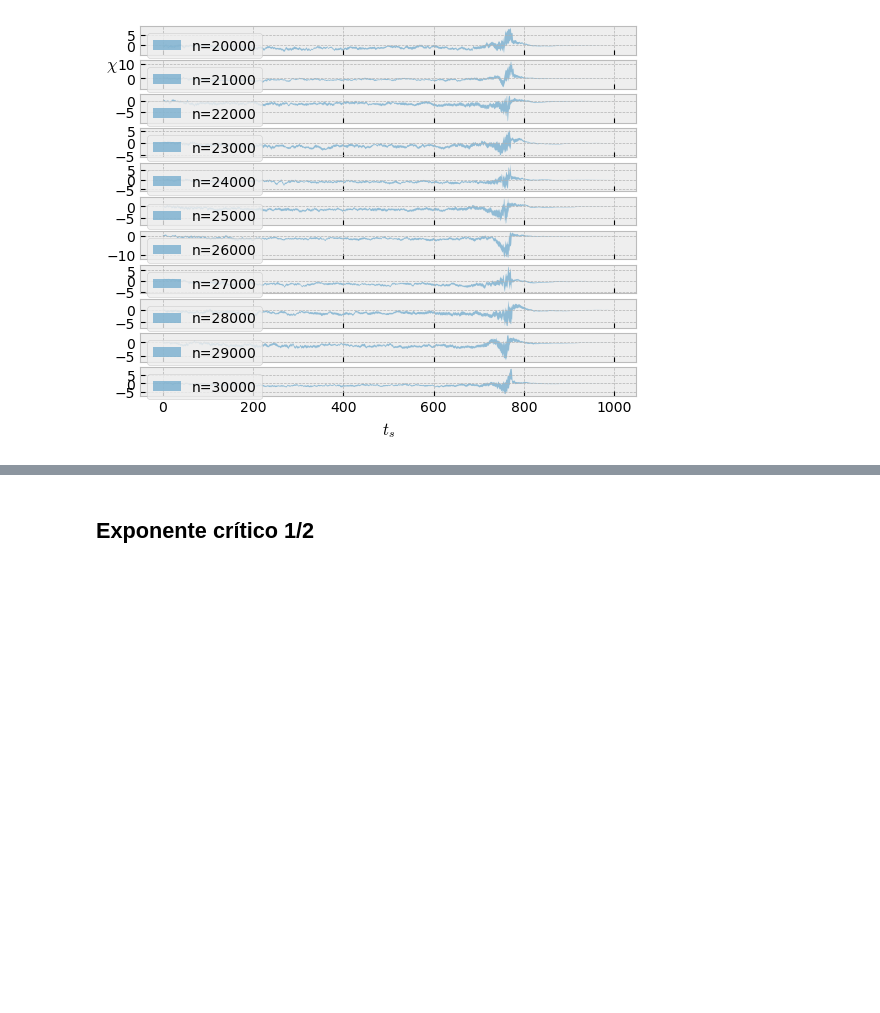
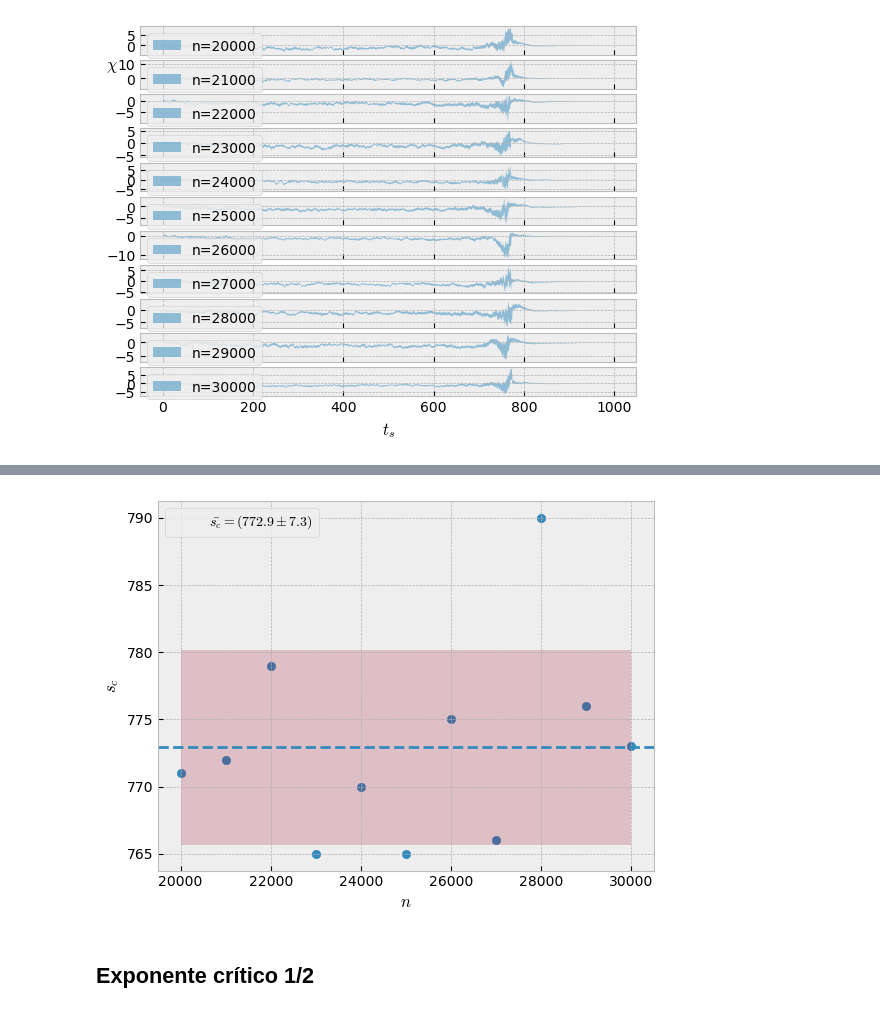
Before and after one commit to W-physics/Tesis, a Jupyter notebook: Critical_time.ipynb, the cells around one changed output, grey strips where cells are left out. Drawn from its saved outputs; the diff is of its cells as text; code cells hidden in the pictures; blank space fills up the shorter version.

```diff
--- a/Critical_time.ipynb
+++ b/Critical_time.ipynb
@@ -54,3 +111,54 @@ plt.scatter(np.array(ndata_list), suceptibility_max)
+# %%
+import numpy as np
+import matplotlib.pyplot as plt
+
+x = np.array(ndata_list)
+y = np.array(suceptibility_max)
+
+# Promedio y desviación estándar
+y_mean = np.mean(y)
+y_std = np.std(y, ddof=1)  # desviación estándar muestral
+
+# Función para notación científica con 1 cifra significativa en la incertidumbre
+def sci_notation(val, err):
+    import math
+    if err == 0:
+        return val, err, 0
+
+    exponent = int(np.floor(np.log10(abs(err))))
+    err_scaled = err / 10**exponent
+    val_scaled = val / 10**exponent
+
+    err_rounded = round(err_scaled, 1)   # 1 cifra significativa
+    val_rounded = round(val_scaled, 1)
+
+    return val_rounded, err_rounded, exponent
+
+val_r, err_r, exp = sci_notation(y_mean, y_std)
+
+# Crear figura
+fig, ax = plt.subplots()
+
+ax.set_xlabel(r'$n$')
+ax.set_ylabel(r'$s_c$')
+
+# Scatter
+ax.scatter(x, y)
+
+# Línea del promedio
+ax.axhline(y_mean, linestyle='--')
+
+# Banda de desviación estándar
+ax.fill_between(x, y_mean - y_std, y_mean + y_std, alpha=0.2)
+
+# Leyenda en notación científica
+ax.plot([], [], ' ', label=rf'$\bar{{s_c}}=({val_r}\pm{err_r})$')
+
+ax.legend()
+
+plt.show()
+# %% [output]
+[figure, added]
 # %% [markdown]
 ## Exponente crítico 1/2
 # %%
```
Also changed, not shown: parts of 6 cells of this notebook.
